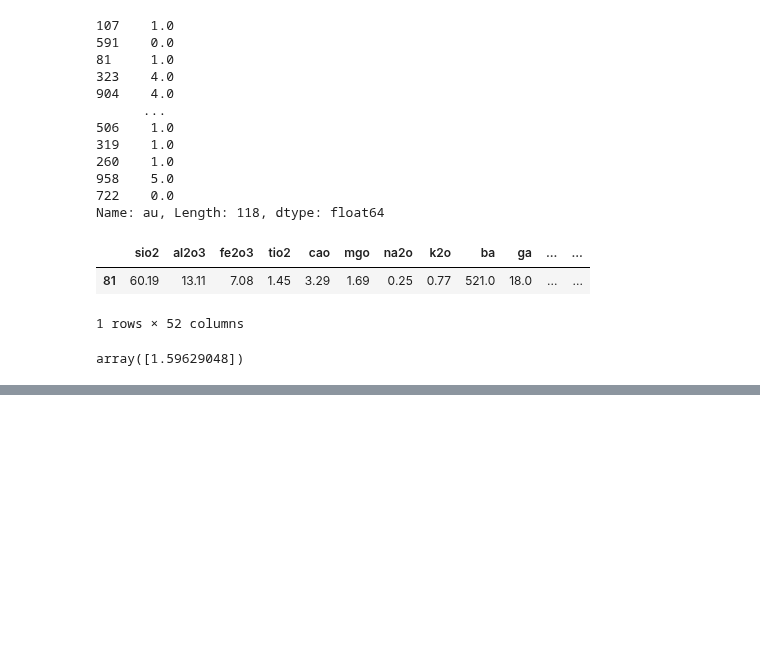
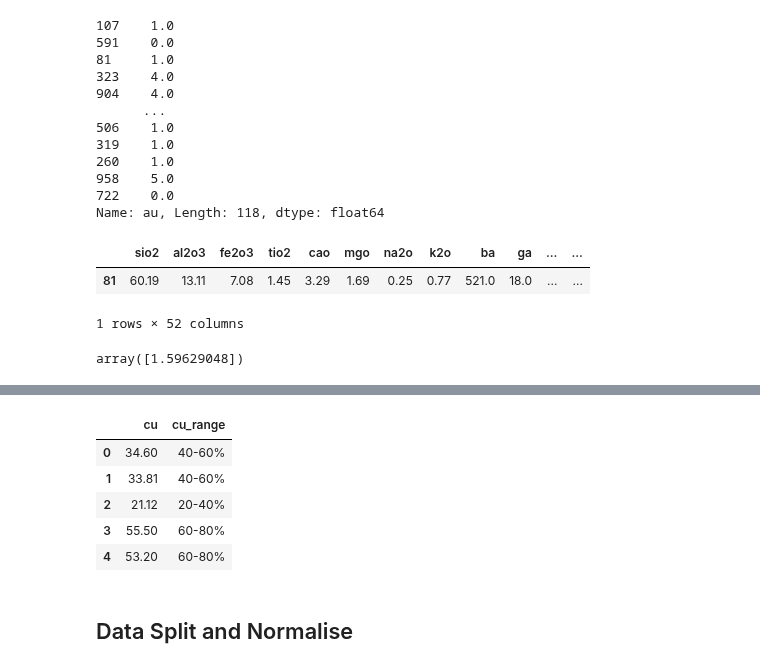
Before and after one commit to Ashish-Sasna/CMT-GSC-AI, a Jupyter notebook: Kodangal-Concentration prediction-copper.ipynb, the cells around one changed output, grey strips where cells are left out. Cells and saved outputs as stored; diff of their text form; code cells hidden in the pictures; blank space fills up the shorter version.

```diff
--- a/Kodangal-Concentration prediction-copper.ipynb
+++ b/Kodangal-Concentration prediction-copper.ipynb
@@ -811,0 +915,13 @@ array([1.59629048])
+# %%
+elem_outl_df['cu_range'] = targ_cu
+# %%
+elem_outl_df[['cu', 'cu_range']].head()
+# %% [output]
+|  | cu | cu_range |
+| 0 | 34.60 | 40-60% |
+| 1 | 33.81 | 40-60% |
+| 2 | 21.12 | 20-40% |
+| 3 | 55.50 | 60-80% |
+| 4 | 53.20 | 60-80% |
+# %% [markdown]
+## Data Split and Normalise
```
Also changed, not shown: parts of 25 cells of this notebook.
